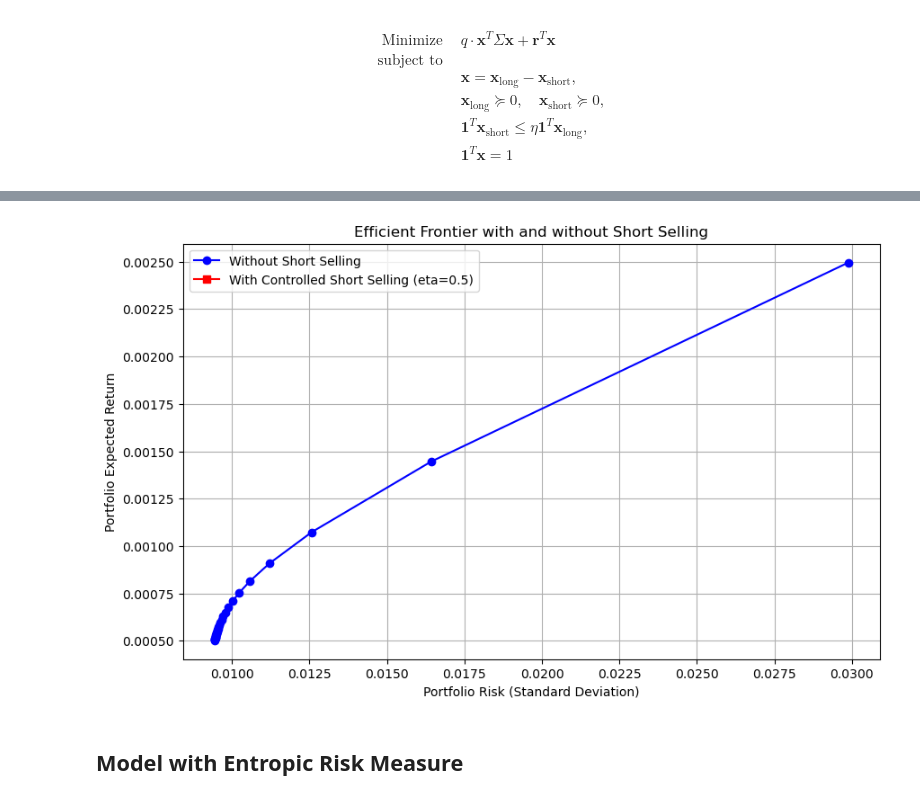
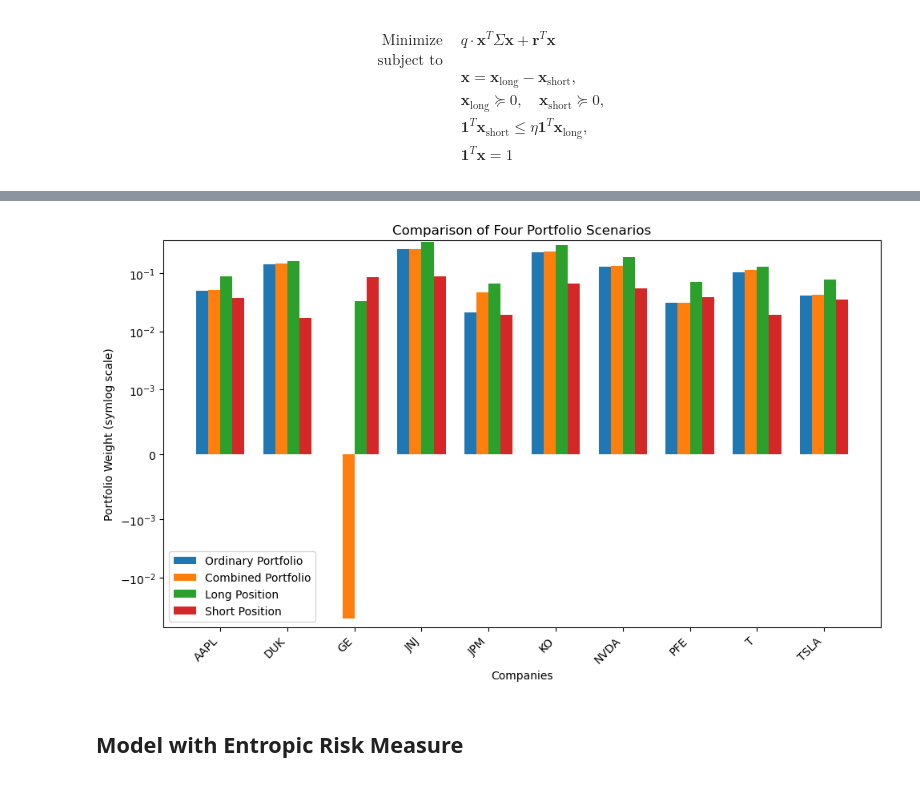
Before and after one commit to jchhong/math441-convex-opt, a Jupyter notebook: main.ipynb, the cells around one changed output, grey strips where cells are left out. Drawn from its saved outputs; the diff is of its cells as text; code cells hidden in the pictures.

```diff
--- a/main.ipynb
+++ b/main.ipynb
@@ -206,22 +242,58 @@ result_df
 | Combined Portfolio | 0.051 | 0.146 | -0.051 | 0.255 | 0.047 | 0.234 | 0.133 | 0.031 | 0.112 | 0.042 |
 | Long Position | 0.088 | 0.163 | 0.033 | 0.342 | 0.067 | 0.301 | 0.188 | 0.070 | 0.130 | 0.077 |
 | Short Position | 0.037 | 0.017 | 0.084 | 0.087 | 0.019 | 0.067 | 0.055 | 0.039 | 0.019 | 0.035 |
-# %%
-plt.figure(figsize=(10, 6))
-
-
-plt.plot(risks_no_short, returns_no_short, 'o-', color='blue', label='Without Short Selling')
-
-plt.plot(risks_with_short, returns_with_short, 's-', color='red', label='With Controlled Short Selling (eta=0.5)')
-
-plt.title('Efficient Frontier with and without Short Selling')
-plt.xlabel('Portfolio Risk (Standard Deviation)')
-plt.ylabel('Portfolio Expected Return')
-plt.legend()
-plt.grid(True)
-plt.show()
-# %% [output]
-[figure, removed]
+# %%
+
+portfolios = result_df.index
+assets = result_df.columns
+n_assets = len(assets)
+
+fig, ax = plt.subplots(figsize=(10, 6))
+
+
+bar_width = 0.18
+indices = np.arange(n_assets)
+
+
+ax.bar(indices - 1.5 * bar_width,
+       result_df.iloc[0],
+       width=bar_width,
+       label=portfolios[0])
+
+ax.bar(indices - 0.5 * bar_width,
+       result_df.iloc[1],
+       width=bar_width,
+       label=portfolios[1])
+
+ax.bar(indices + 0.5 * bar_width,
+       result_df.iloc[2],
+       width=bar_width,
+       label=portfolios[2])
+
+ax.bar(indices + 1.5 * bar_width,
+       result_df.iloc[3],
+       width=bar_width,
+       label=portfolios[3])
+
+ax.set_xticks(indices)
+ax.set_xticklabels(assets, rotation=45, ha='right')
+
+ax.set_xlabel("Companies")
+ax.set_ylabel("Portfolio Weight")
+ax.set_title("Comparison of Four Portfolio Scenarios")
+
+
+ax.set_yscale("linear")
+
+
+ax.set_yscale("symlog", linthresh=1e-3)
+ax.set_ylabel("Portfolio Weight (symlog scale)")
+
+ax.legend()
+plt.tight_layout()
+plt.show()
+# %% [output]
+[figure, added]
 # %% [markdown]
 ## Model with Entropic Risk Measure
 # %%
```
Also changed, not shown: parts of 11 cells of this notebook.
